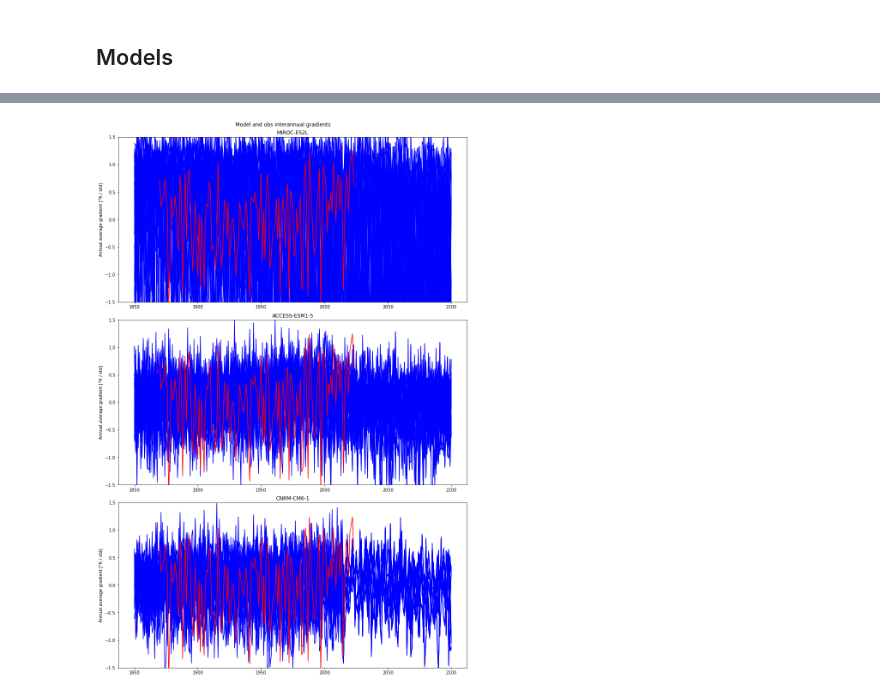
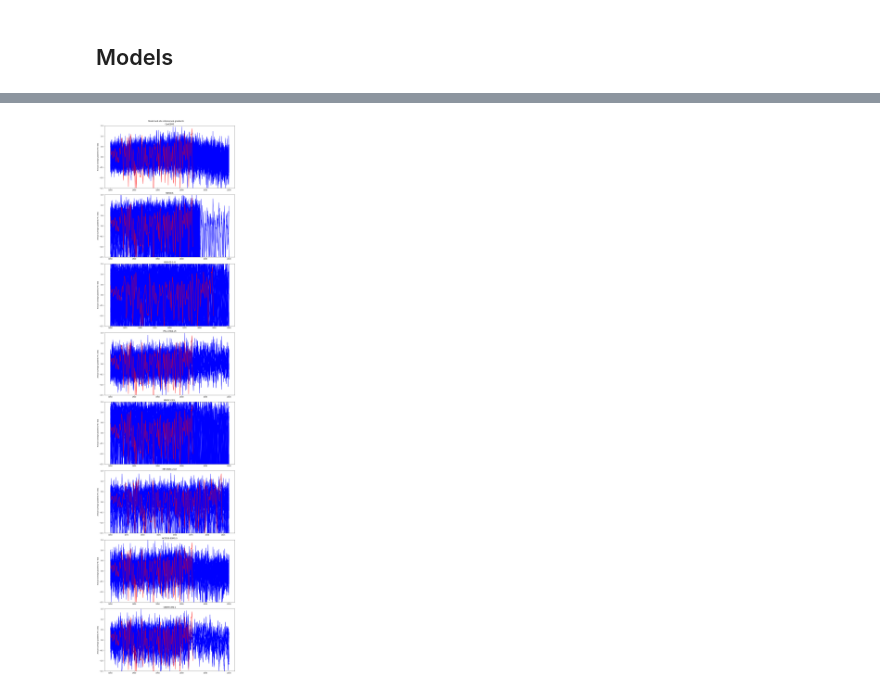
Before and after one commit to hanbyrne1995/gradient_project, a Jupyter notebook: RangeCheck_0320.ipynb, the cells around one changed output, grey strips where cells are left out. Saved outputs shown, nothing was run; the diff lists cells and outputs as text; code cells hidden in the pictures.

Commit message:
Updated to ensure that the obs and models are being calculated over the same range

```diff
--- a/RangeCheck_0320.ipynb
+++ b/RangeCheck_0320.ipynb
@@ -23,13 +24,16 @@ from GradientProjectFunctions import RemoveClimatology, ClassifyHistModelsLite,
 # %%
 # Inputs
 #_____Hadley___________
-obsDir = '/home/hbyrne/Research/QMDA_2023'
+HadDir = '/home/hbyrne/Research/QMDA_2023'
+
+#_____Inputs__________
+obsDir = '/home/hbyrne/Research/Gradient_project/gradient_project/Inputs'
 
 #_____openDap_________
 openDapDir = '/home/hbyrne/Research/Gradient_project/OpenDap_inputs'
 
 #_____gradients______
-gradientsDir = '/home/hbyrne/Research/Gradient_project/gradient_project/Outputs/Gradients_2024-03-16'
+gradientsDir = '/home/hbyrne/Research/Gradient_project/gradient_project/Outputs/Gradients_MASTER'
 # %%
 # Outputs
 #_____Plots________
@@ -63,0 +93,21 @@ stdObsGradient = gradient.gradient.std().item()
+# %%
+# GISS
+dirGISS = '/home/hbyrne/Research/GMSAT_JS/Input'
+fileName = 'gistemp1200_GHCNv4_ERSSTv5.nc'
+
+os.chdir(dirGISS)
+
+# running the classes on it
+modelInput = ModelInput(fileName)
+
+# remove climatology
+modelInput = RemoveClimatology(modelInput.ds)
+
+# aggregating to annual values
+modelInput = modelInput.groupby('time.year').mean(dim = 'time')
+
+# calculating the gradient
+gradient = CalculateObsGradient(modelInput, 'GISS')
+
+# calculating the standard deviation across time for the gradient
+stdObsGradientCOBE = gradient.gradient.std().item()
@@ -66,9 +141,19 @@ stdObsGradient = gradient.gradient.std().item()
 # %%
+# defining the dates for the overlapping periods of the observations | max of the start year and min of the end year
+yearStartAll = max(yearStartObs)
+yearEndAll = min(yearEndObs)
+
+# calculating std for the specific periods for the obs
+stdObsGradientHad = gradientHad.gradient.sel(year = slice(yearStartAll, yearEndAll)).std().item()
+stdObsGradientCOBE = gradientCOBE.gradient.sel(year = slice(yearStartAll, yearEndAll)).std().item()
+
 # pulling in the gradient files instead
 os.chdir(gradientsDir)
 
 # models = ['CanESM5', 'MIROC6', 'GISS-E2-1-G', 'IPSL-CM6A-LR']
-models = ['MIROC-ES2L', 'ACCESS-ESM1-5', 'CNRM-CM6-1']
+# models = ['MIROC-ES2L', 'ACCESS-ESM1-5', 'CNRM-CM6-1']
+# NOTE THAT SOMETHING IS WRONG WITH MPI SO EXCLUDING FOR NOW
+models = ['CanESM5', 'MIROC6', 'GISS-E2-1-G', 'IPSL-CM6A-LR', 'MIROC-ES2L', 'MPI-ESM1-2-LR', 'ACCESS-ESM1-5', 'CNRM-CM6-1']
 
 # creating a dictionary to hold the standard deviations
 dictStdModels = defaultdict(list)
@@ -101,35 +186,35 @@ for i, modelName in enumerate(models):
 
         # calculating the std
         gradAnnual = gradientData.ts.groupby('time.year').mean(dim = 'time')
-        std = gradAnnual.std().item()
+        std = gradAnnual.sel(year = slice(yearStartAll, yearEndAll)).std().item()
         dictStdModels[modelName].append(std)
 
         axes[i].plot(gradAnnual.year, gradAnnual, color = 'blue')
 
     axes[i].plot(gradient.gradient.year, gradient.gradient, color = 'red')
     axes[i].set_ylim([-1.5, 1.5])
     axes[i].set_title(f'{modelName}')
     axes[i].set_ylabel('Annual average gradient [°K / std]')
 
 # saving this figure
 
 if os.path.isdir(plotsDir):
     os.chdir(plotsDir)
 else:
     os.mkdir(plotsDir)
     os.chdir(plotsDir)
 
 fileName = 'GradientRangeModelObs_Batch2.png'
 plt.savefig(fileName)
 
 # create a list of the lists
 listStdModels = []
 
 
 for key, value in dictStdModels.items():
     listStdModels.append(value)
 # %% [output]
-[figure, old version]
+[figure, new version]
 # %%
 # plotting
 
```
Also changed, not shown: parts of 8 cells of this notebook.
